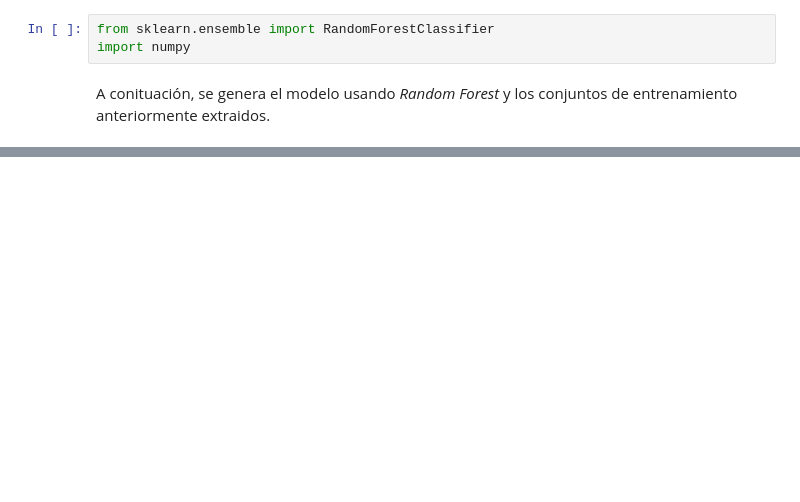
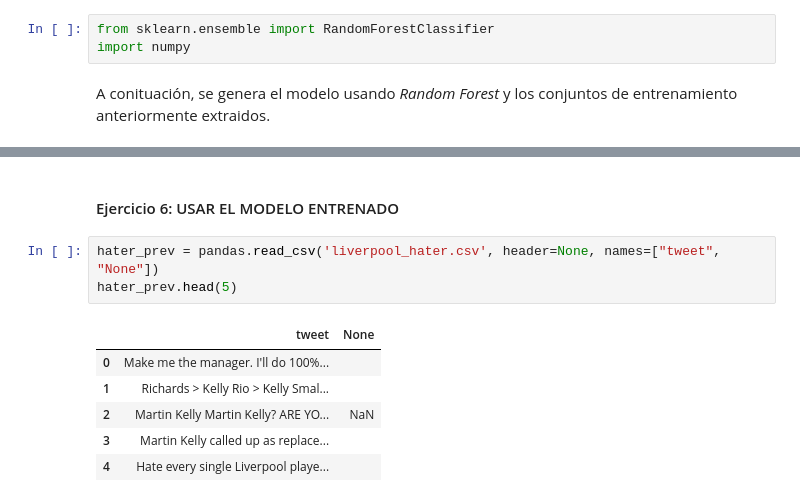
Before and after one commit to CarmenGiles/BAG_2023-24, a Jupyter notebook: Manchine Learning/examen_BAG/Examen_BAG_CarmenGilesFloriano.ipynb, the cells around one changed output, grey strips where cells are left out. Cells and saved outputs as stored; diff of their text form; blank space fills up the shorter version.

Commit message:
prueba del modelo

```diff
--- a/Manchine Learning/examen_BAG/Examen_BAG_CarmenGilesFloriano.ipynb
+++ b/Manchine Learning/examen_BAG/Examen_BAG_CarmenGilesFloriano.ipynb
@@ -390,0 +407,12 @@ La precisión del modelo Naive Bayes desarrollado es 71.03218645948945
+# %% [markdown]
+#### Ejercicio 6: USAR EL MODELO ENTRENADO
+# %%
+hater_prev = pandas.read_csv('liverpool_hater.csv', header=None, names=["tweet", "None"])
+hater_prev.head(5)
+# %% [output]
+|  | tweet | None |
+| 0 | Make me the manager. I'll do 100%... |  |
+| 1 | Richards > Kelly Rio > Kelly Smal... |  |
+| 2 | Martin Kelly Martin Kelly? ARE YO... | NaN |
+| 3 | Martin Kelly called up as replace... |  |
+| 4 | Hate every single Liverpool playe... |  |
```
Also changed, not shown: parts of 19 cells of this notebook, 2 other files.
